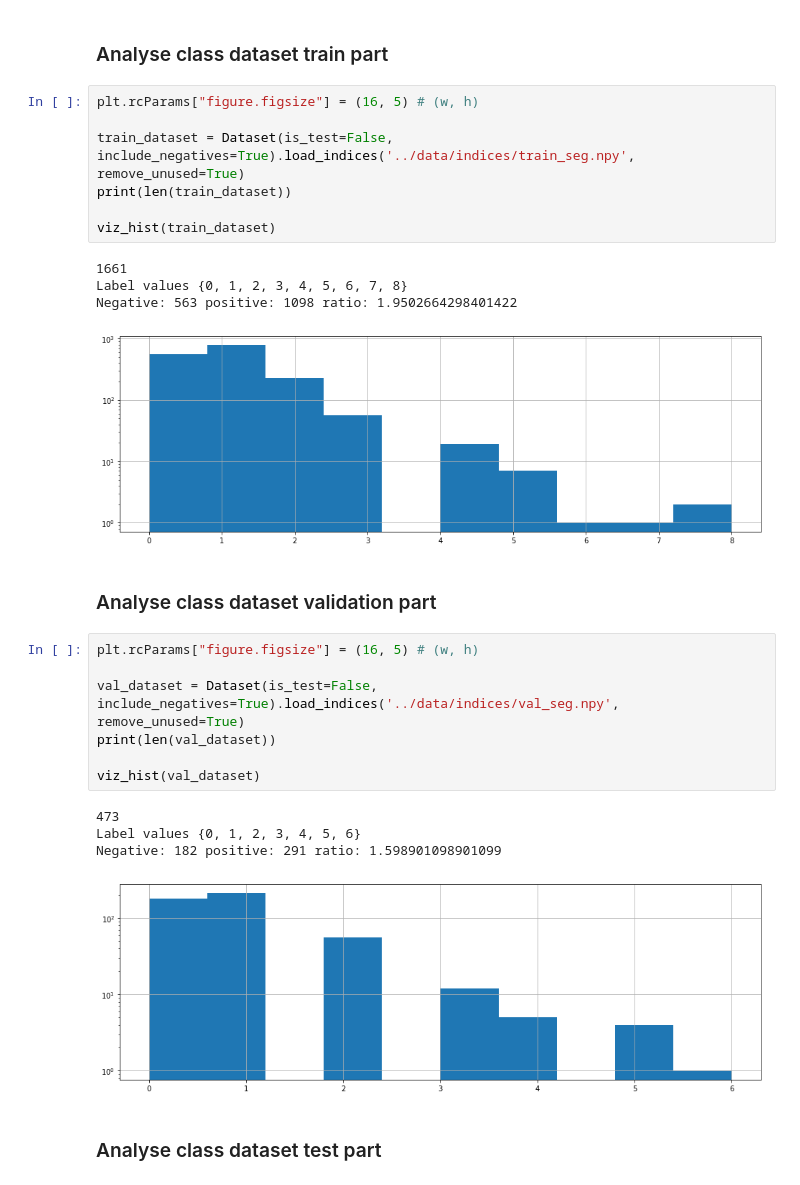
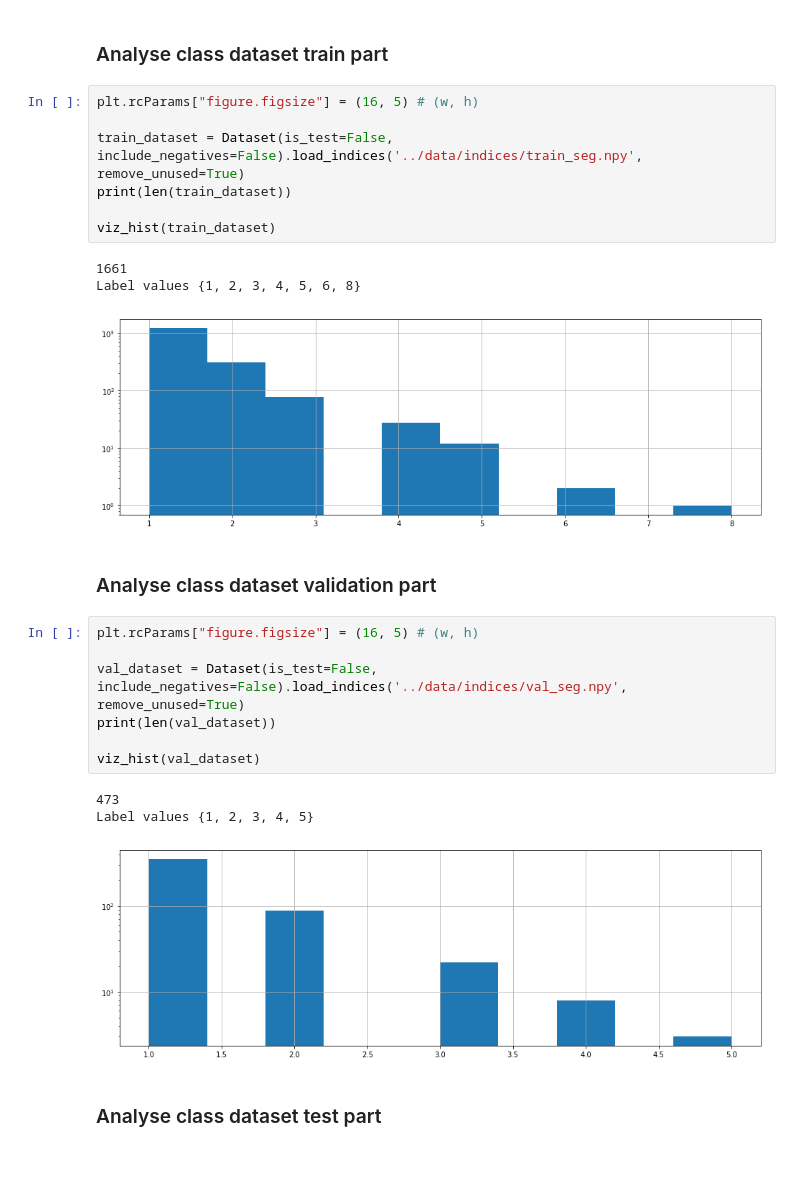
Before and after one commit to toodef/SIIM_ACR_Pneumothorax_Segmentation, a Jupyter notebook: notebooks/dataset_eda.ipynb, the cells around one changed output. Saved outputs shown, nothing was run; the diff lists cells and outputs as text.

```diff
--- a/notebooks/dataset_eda.ipynb
+++ b/notebooks/dataset_eda.ipynb
@@ -123,29 +123,27 @@ Negative: 829 positive: 235 ratio: 0.28347406513872137
 # %%
 plt.rcParams["figure.figsize"] = (16, 5) # (w, h)
 
-train_dataset = Dataset(is_test=False, include_negatives=True).load_indices('../data/indices/train_seg.npy', remove_unused=True)
+train_dataset = Dataset(is_test=False, include_negatives=False).load_indices('../data/indices/train_seg.npy', remove_unused=True)
 print(len(train_dataset))
 
 viz_hist(train_dataset)
 # %% [output]
 1661
-Label values {0, 1, 2, 3, 4, 5, 6, 7, 8}
-Negative: 563 positive: 1098 ratio: 1.9502664298401422
+Label values {1, 2, 3, 4, 5, 6, 8}
-[figure, old version]
+[figure, new version]
 # %% [markdown]
 ### Analyse class dataset validation part
 # %%
 plt.rcParams["figure.figsize"] = (16, 5) # (w, h)
 
-val_dataset = Dataset(is_test=False, include_negatives=True).load_indices('../data/indices/val_seg.npy', remove_unused=True)
+val_dataset = Dataset(is_test=False, include_negatives=False).load_indices('../data/indices/val_seg.npy', remove_unused=True)
 print(len(val_dataset))
 
 viz_hist(val_dataset)
 # %% [output]
 473
-Label values {0, 1, 2, 3, 4, 5, 6}
-Negative: 182 positive: 291 ratio: 1.598901098901099
+Label values {1, 2, 3, 4, 5}
-[figure, old version]
+[figure, new version]
 # %% [markdown]
 ### Analyse class dataset test part
 # %%
```
Also changed, not shown: parts of 1 cell of this notebook, 1 other file.
